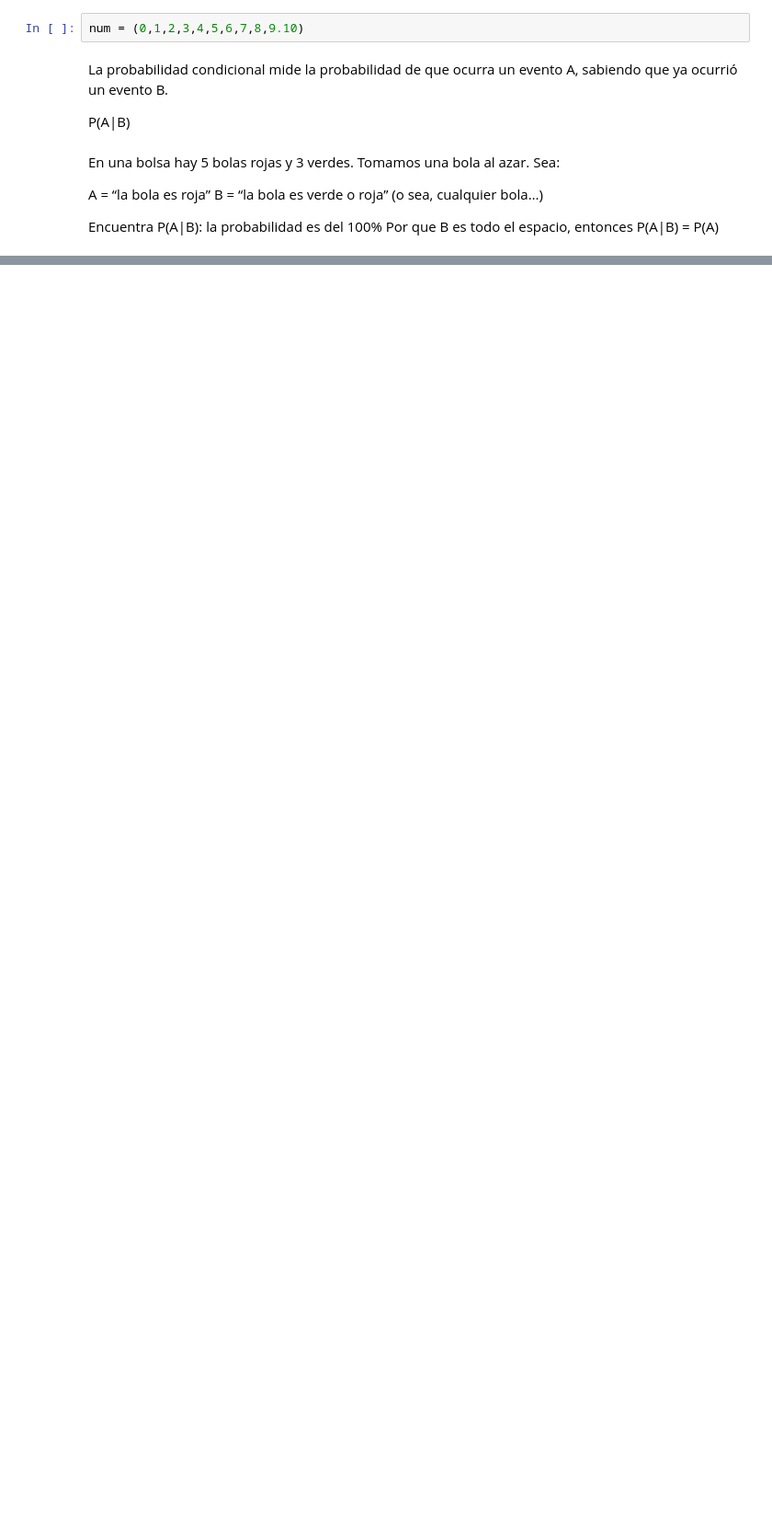
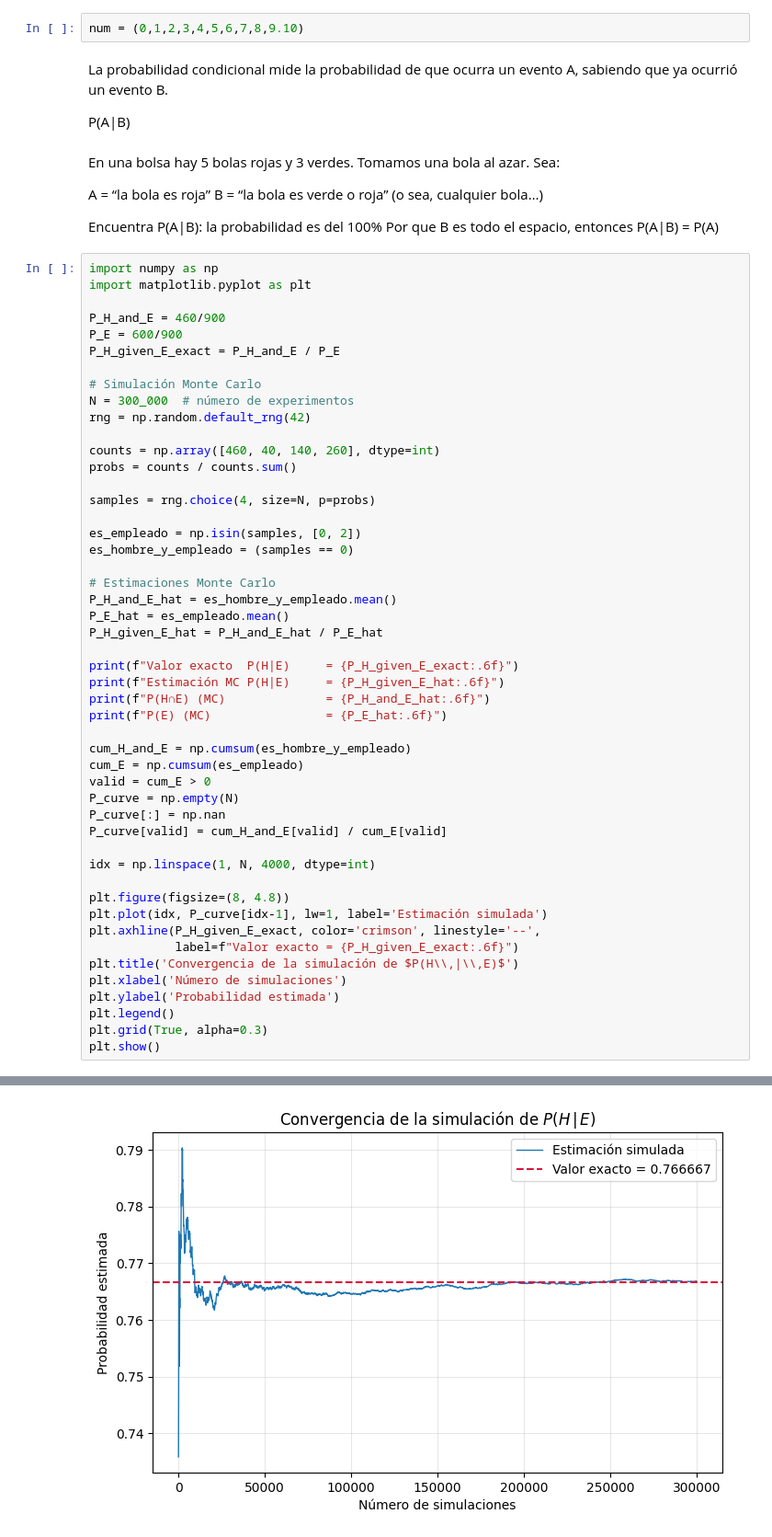
Before and after one commit to Diego0086/Mineria-De-Datos, a Jupyter notebook: Untitled0.ipynb, the cells around one changed output, grey strips where cells are left out. Shown at 92% size. Drawn from its saved outputs; the diff is of its cells as text; blank space fills up the shorter version.

```diff
--- a/Untitled0.ipynb
+++ b/Untitled0.ipynb
@@ -1533,3 +1722,53 @@ B = “la bola es verde o roja” (o sea, cualquier bola…)
 
 Encuentra P(A|B): la probabilidad es del 100%
 Por que B es todo el espacio, entonces P(A|B) = P(A)
+# %%
+import numpy as np
+import matplotlib.pyplot as plt
+
+P_H_and_E = 460/900
+P_E = 600/900
+P_H_given_E_exact = P_H_and_E / P_E
+
+# Simulación Monte Carlo
+N = 300_000  # número de experimentos
+rng = np.random.default_rng(42)
+
+counts = np.array([460, 40, 140, 260], dtype=int)
+probs = counts / counts.sum()
+
+samples = rng.choice(4, size=N, p=probs)
+
+es_empleado = np.isin(samples, [0, 2])
+es_hombre_y_empleado = (samples == 0)
+
+# Estimaciones Monte Carlo
+P_H_and_E_hat = es_hombre_y_empleado.mean()
+P_E_hat = es_empleado.mean()
+P_H_given_E_hat = P_H_and_E_hat / P_E_hat
+
+print(f"Valor exacto  P(H|E)     = {P_H_given_E_exact:.6f}")
+print(f"Estimación MC P(H|E)     = {P_H_given_E_hat:.6f}")
+print(f"P(H∩E) (MC)              = {P_H_and_E_hat:.6f}")
+print(f"P(E) (MC)                = {P_E_hat:.6f}")
+
+cum_H_and_E = np.cumsum(es_hombre_y_empleado)
+cum_E = np.cumsum(es_empleado)
+valid = cum_E > 0
+P_curve = np.empty(N)
+P_curve[:] = np.nan
+P_curve[valid] = cum_H_and_E[valid] / cum_E[valid]
+
+idx = np.linspace(1, N, 4000, dtype=int)
+
+plt.figure(figsize=(8, 4.8))
+plt.plot(idx, P_curve[idx-1], lw=1, label='Estimación simulada')
+plt.axhline(P_H_given_E_exact, color='crimson', linestyle='--',
+            label=f"Valor exacto = {P_H_given_E_exact:.6f}")
+plt.title('Convergencia de la simulación de $P(H\\,|\\,E)$')
+plt.xlabel('Número de simulaciones')
+plt.ylabel('Probabilidad estimada')
+plt.legend()
+plt.grid(True, alpha=0.3)
+plt.show()
+# %% [output]
@@ -1535,0 +1779 @@ Por que B es todo el espacio, entonces P(A|B) = P(A)
+[figure, added]
```
Also changed, not shown: parts of 13 cells of this notebook.
